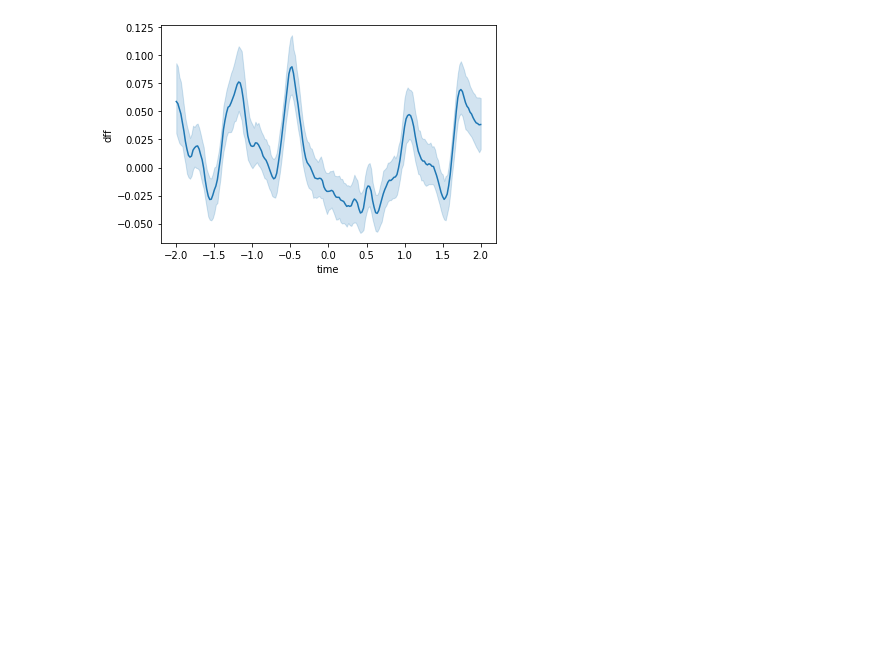
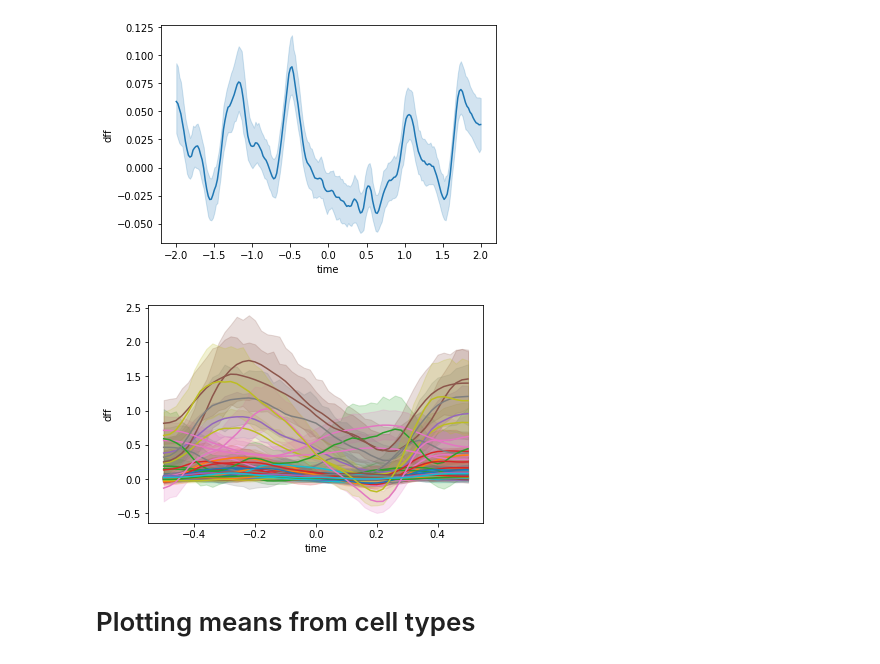
Before and after one commit to cagdastopcu/omission-of-visual-stimuli, a Jupyter notebook: function_examples_for_data_analysis.ipynb, the cells around one changed output. Cells and saved outputs as stored; diff of their text form; code cells hidden in the pictures; blank space fills up the shorter version.

Commit message:
Added the plotting of mean cell activity in response to omission.

```diff
--- a/function_examples_for_data_analysis.ipynb
+++ b/function_examples_for_data_analysis.ipynb
@@ -188,7 +188,7 @@ def get_response(event_type, neural_data, c_id = 1, t_span = 3, plot = True):
   Returns:
     etr (1D array): The cell activity from -t_span s to +t_span s
   """
-
+  cell_ids = neural_data['cell_specimen_id'].unique()
   cell_id = cell_ids[c_id]
   etr = mindscope_utilities.event_triggered_response(
   data = neural_data.query('cell_specimen_id == @cell_id'),
@@ -243,3 +253,11 @@ get_response('omitted',neural_data,11,2,plot=True)
 | 26732 | 2.00 | -0.016278 | 132 | 3902.47360 |
 26733 rows × 4 columns
 [figure]
+# %%
+cell_ids = neural_data['cell_specimen_id'].unique()
+for c in range(len(cell_ids)):
+  get_response('omitted',neural_data,c,.5,plot=True)
+# %% [output]
+[figure, added]
+# %% [markdown]
+# Plotting means from cell types
```
Also changed, not shown: parts of 6 cells of this notebook.
